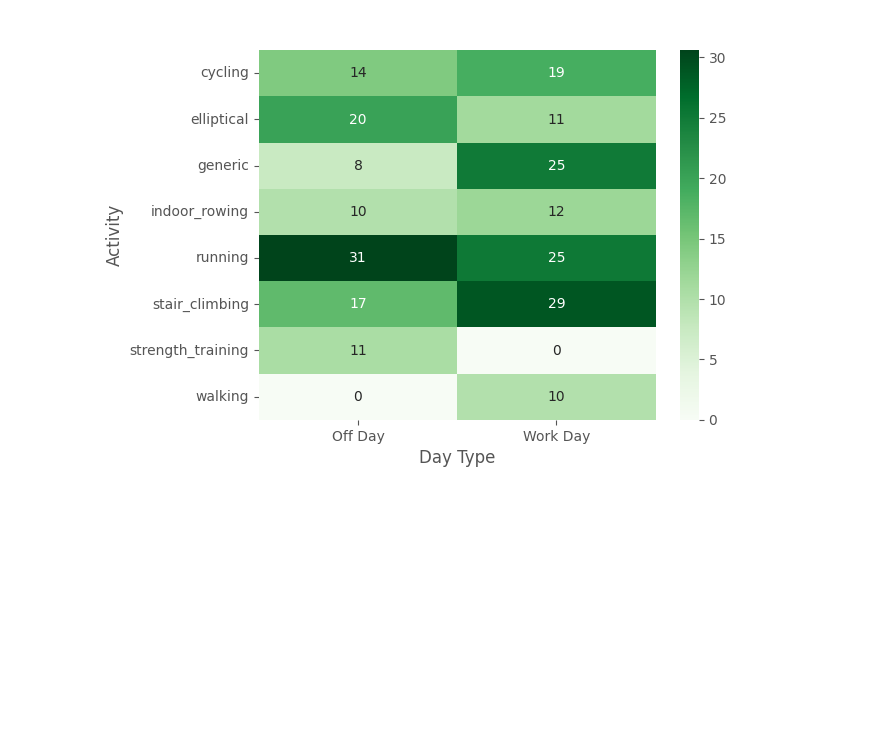
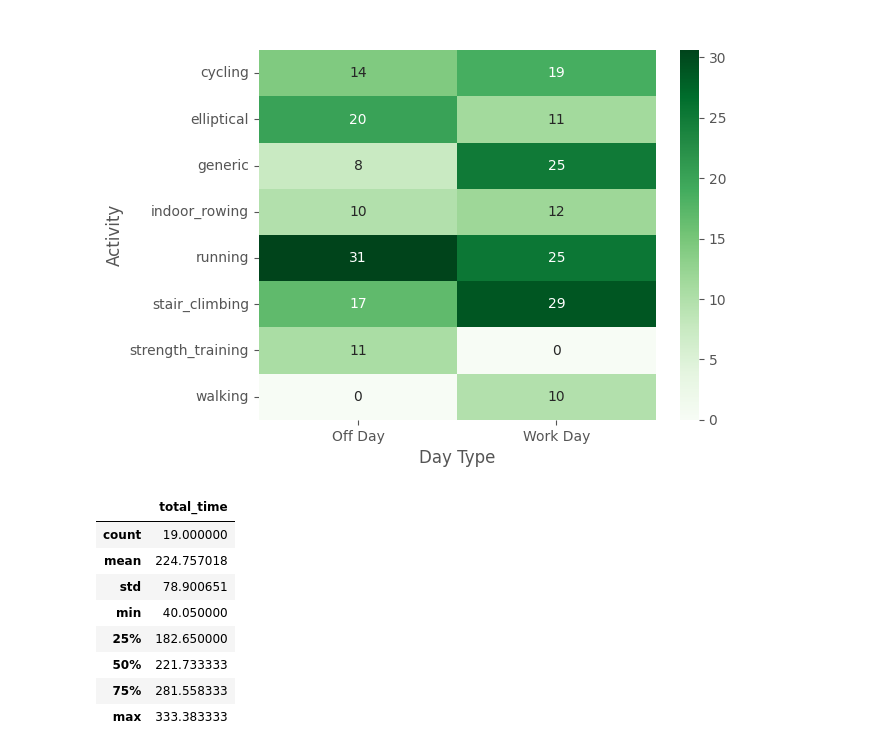
Before and after one commit to nsedler/Garmin-Analysis, a Jupyter notebook: garmin_activities_analysis.ipynb, the cells around one changed output. Drawn from its saved outputs; the diff is of its cells as text; code cells hidden in the pictures; blank space fills up the shorter version.

```diff
--- a/garmin_activities_analysis.ipynb
+++ b/garmin_activities_analysis.ipynb
@@ -305,3 +305,17 @@ plt.show()
 [figure]
 # %%
 # df_activities.to_csv('data/activities_dashboard.csv')
+# %%
+df_activities.groupby('week').agg({
+    'total_time' : 'sum'
+}).describe()
+# %% [output]
+|  | total_time |
+| count | 19.000000 |
+| mean | 224.757018 |
+| std | 78.900651 |
+| min | 40.050000 |
+| 25% | 182.650000 |
+| 50% | 221.733333 |
+| 75% | 281.558333 |
+| max | 333.383333 |
```
Also changed, not shown: parts of 13 cells of this notebook, 3 other files.
